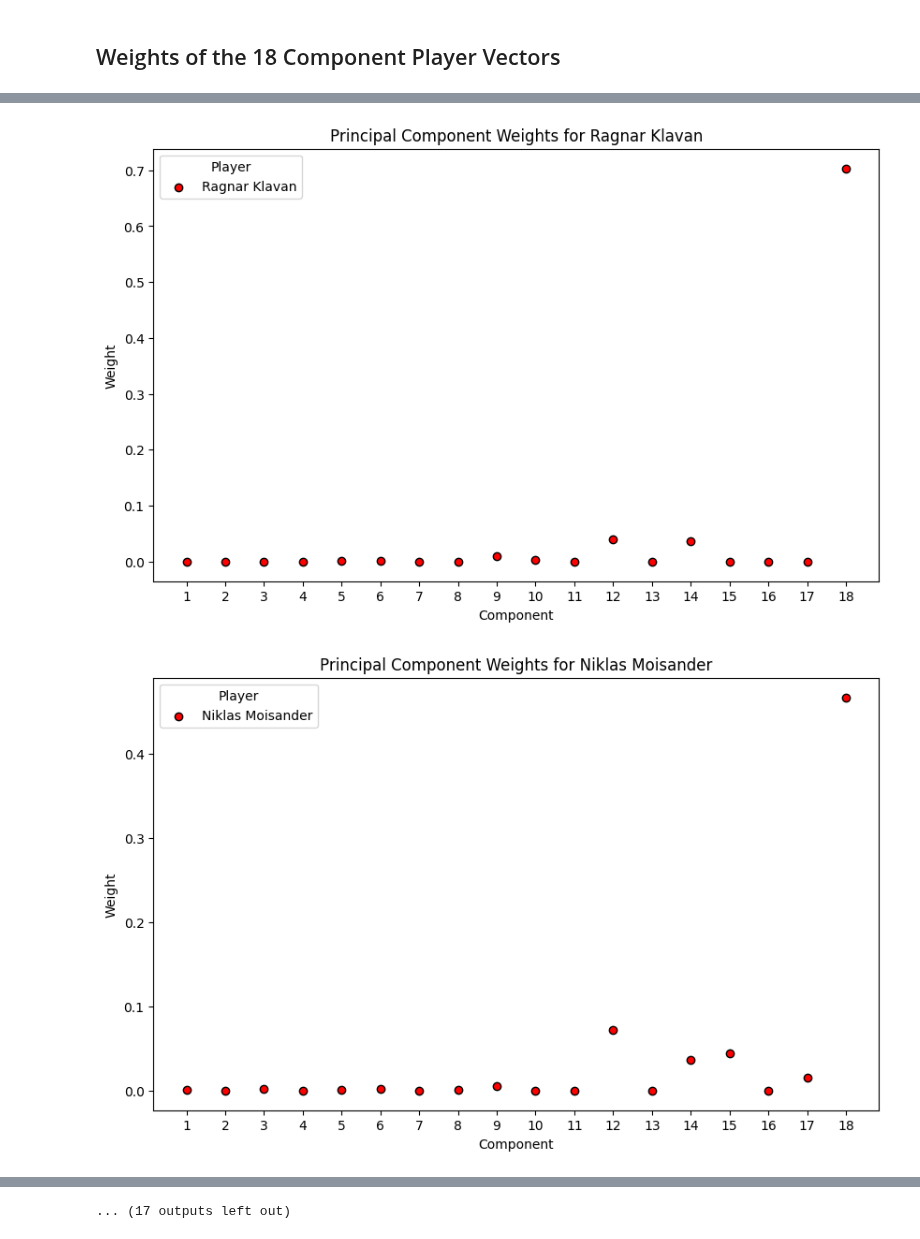
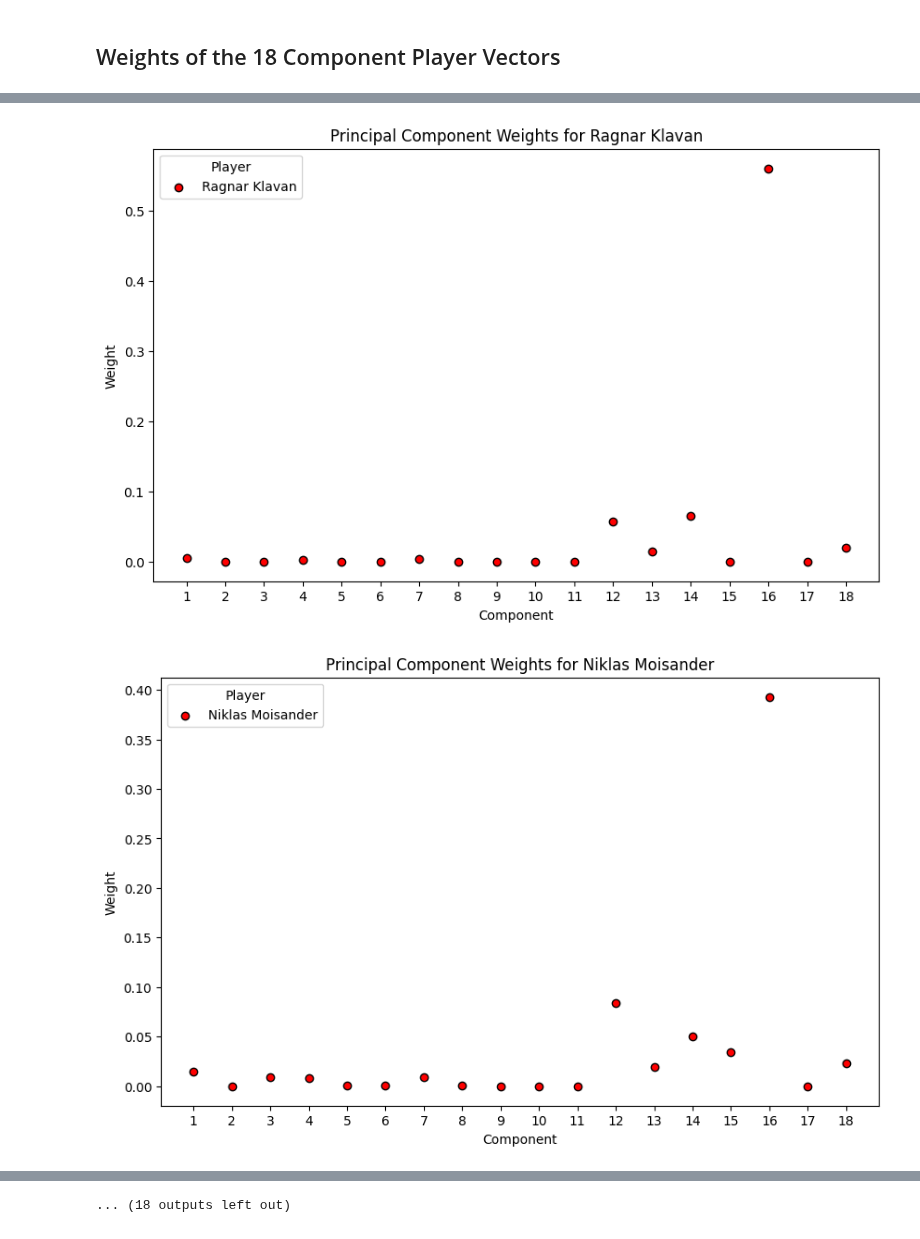
Before and after one commit to raphaelsenn/playervectors, a Jupyter notebook: demo_playervectors.ipynb, the cells around one changed output, grey strips where cells are left out. Drawn from its saved outputs; the diff is of its cells as text; code cells hidden in the pictures.

```diff
--- a/demo_playervectors.ipynb
+++ b/demo_playervectors.ipynb
@@ -94,7 +94,7 @@ df_events['start_y'] = 100 - df_events['start_y']
 #### Select Relevant Actions with respect to thier x,y coordinates
 # %%
 # {action -> {playerID -> ([list of x coordinates], [list of y coordinates])}}
-coordinates = ExtractCoordinates(df=df_events, column_player_id='player_id', column_event_name='type_name', column_x='start_x', column_y='start_y', actions=['pass', 'cross', 'shot', 'dribble'])
+coordinates = ExtractCoordinates(df=df_events, column_player_id='player_id', column_event_name='type_name', column_x='start_x', column_y='start_y', actions=['pass', 'cross', 'dribble', 'shot'])
 # %% [markdown]
 ## Load: Teams
 # %%
@@ -135,8 +133,3 @@ for playerID, attributes in players.items():
-# %%
-for action, player_coordinates in coordinates.items():
-        players_to_remove = [player_id for player_id in player_coordinates if player_id in keepers]
-        for player_id in players_to_remove:
-            del coordinates[action][player_id]
 # %% [markdown]
 ## Building Player Vectors
 
@@ -172,7 +165,7 @@ components, and 5 pass components, adding up to form length-18 player vectors
 # %%
 # Creating a PlayerVectors object
 PVs = PlayerVectors(shape=(50, 50),
-                    sigma=3.0,
+                    sigma=4.0,
                     actions=['shot', 'cross', 'dribble', 'pass'],
                     components=[4, 4, 5, 5])
 
@@ -198,12 +229,15 @@ plt.show()
 # %% [markdown]
 ## Weights of the 18 Component Player Vectors
 # %%
+# Suppress the max open figure warning
+plt.rcParams['figure.max_open_warning'] = 50
+
 # Define the range of principal components
 k_components = list(range(1, 19))
 
-# Iterate over each player and their corresponding principal components
+# Some plotting
 for plot_count, (player_id, component_values) in enumerate(PVs.player_vectors.items()):
-    player_name = playersID_to_name.get(player_id, '')  # Retrieve player name if available
+    player_name = playersID_to_name.get(player_id, '')
 
     # Ensure the component values contain the expected number of elements
     if len(component_values) == len(k_components) and player_name:
@@ -240,2 +274,2 @@ plt.show()  # Show all plots at the end
-[figure, old version]
+[figure, new version]
-[figure, old version]
+[figure, new version]
@@ -245 +279 @@ plt.show()  # Show all plots at the end
-... (17 outputs left out)
+... (18 outputs left out)
```
Also changed, not shown: parts of 5 cells of this notebook, 1 other file.
